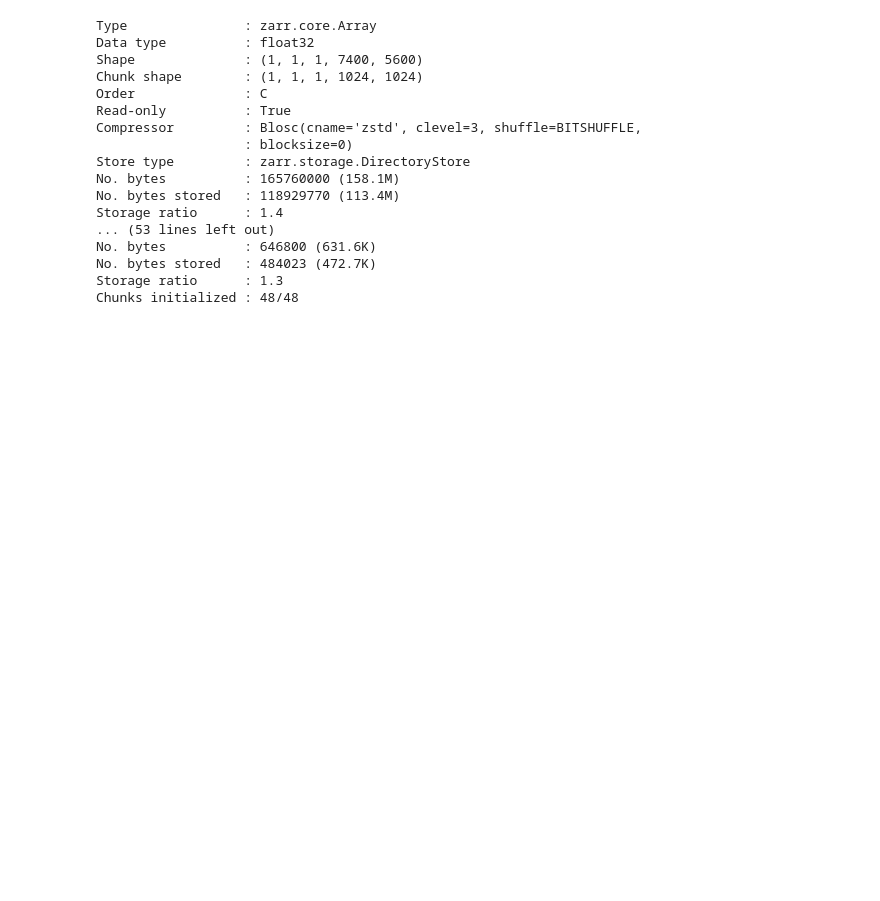
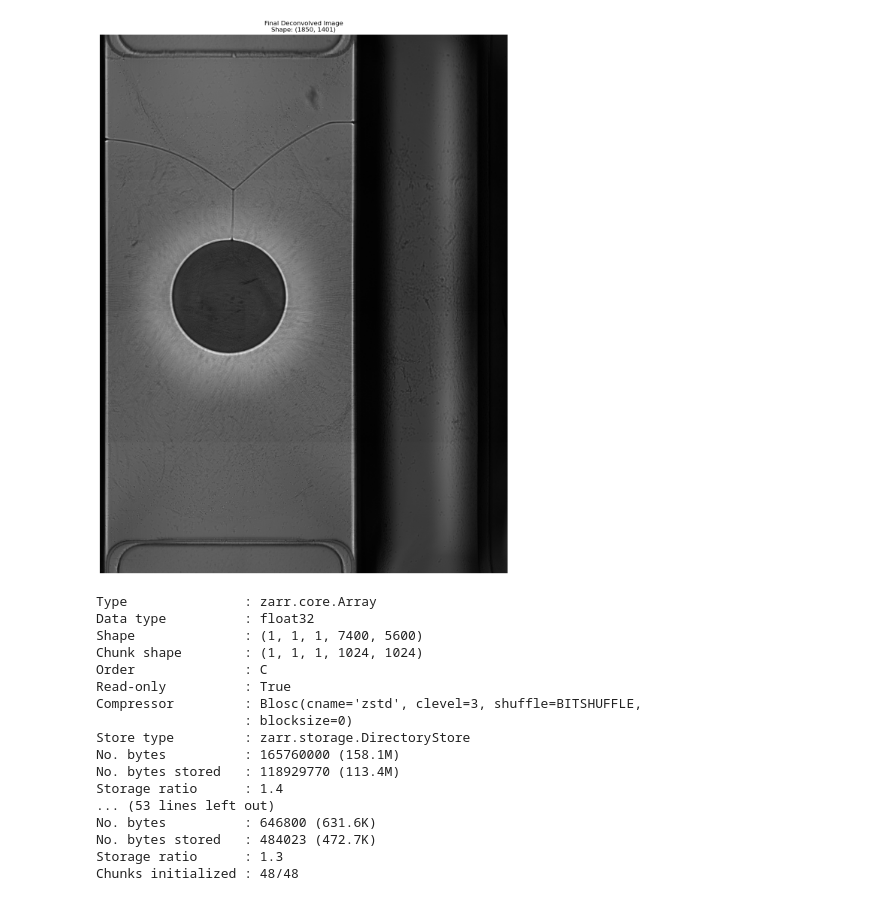
Before and after one commit to bjo5029/zarr-pipeline, a Jupyter notebook: visualize.ipynb, the cells around one changed output. Drawn from its saved outputs; the diff is of its cells as text; code cells hidden in the pictures; blank space fills up the shorter version.

```diff
--- a/visualize.ipynb
+++ b/visualize.ipynb
@@ -1,32 +1,34 @@
 # %%
 import zarr
 import matplotlib.pyplot as plt
 from pathlib import Path
 import numpy as np
 
-OUTPUT_ROOT = Path("output")
+OUTPUT_ROOT = Path("output3")
 FINAL_ZARR_PATH = OUTPUT_ROOT / "final_result.zarr"
 
-STEP = 1  # 원본 그대로 보기
+STEP = 4  # 원본 그대로 보기
 
 # Zarr load
 z_res = zarr.open(str(FINAL_ZARR_PATH), mode='r')
 
 # 5D 배열 형태: (t, c, z, y, x)
 arr = z_res["0"]
 
 # 원하는 슬라이스 즉시 NumPy 로 변환 (Dask 없음)
 img = np.asarray(arr[0, 0, 0])   # 2D 7400×5600
 
 # 다운샘플링 적용
 img_view = img[::STEP, ::STEP]
 
 plt.figure(figsize=(15, 15))
 plt.imshow(img_view, cmap="gray")
 plt.title(f"Final Deconvolved Image\nShape: {img_view.shape}")
 plt.axis("off")
 plt.tight_layout()
 plt.show()
+# %% [output]
+[figure, added]
 # %%
 import zarr
 
```
Also changed, not shown: 7 other files.
